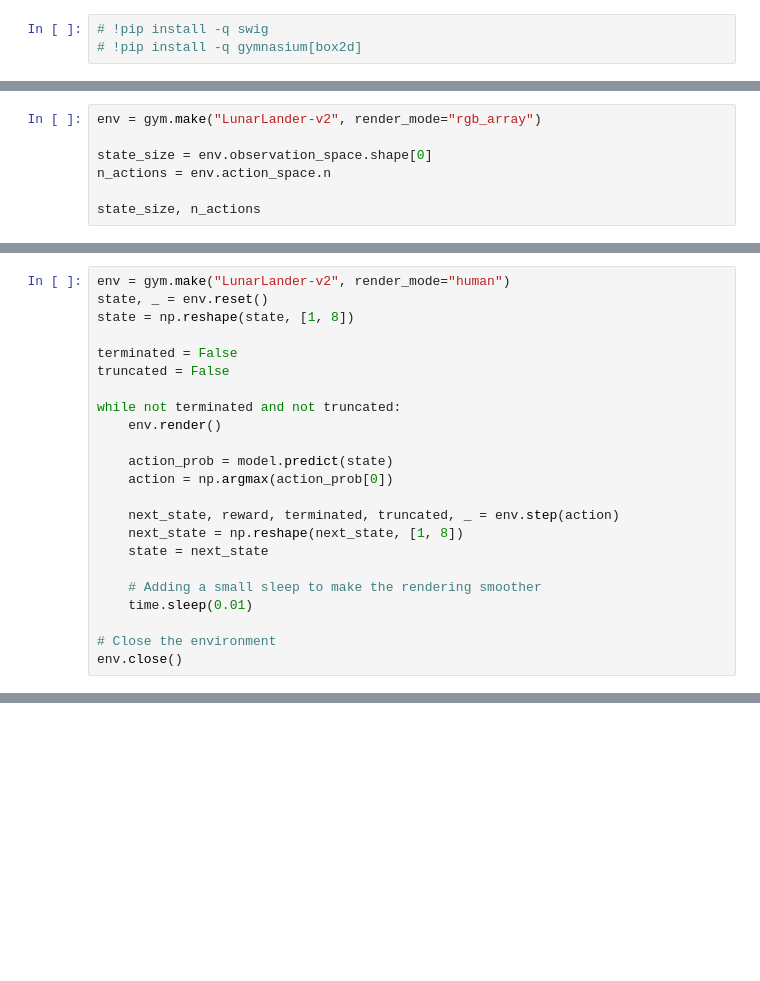
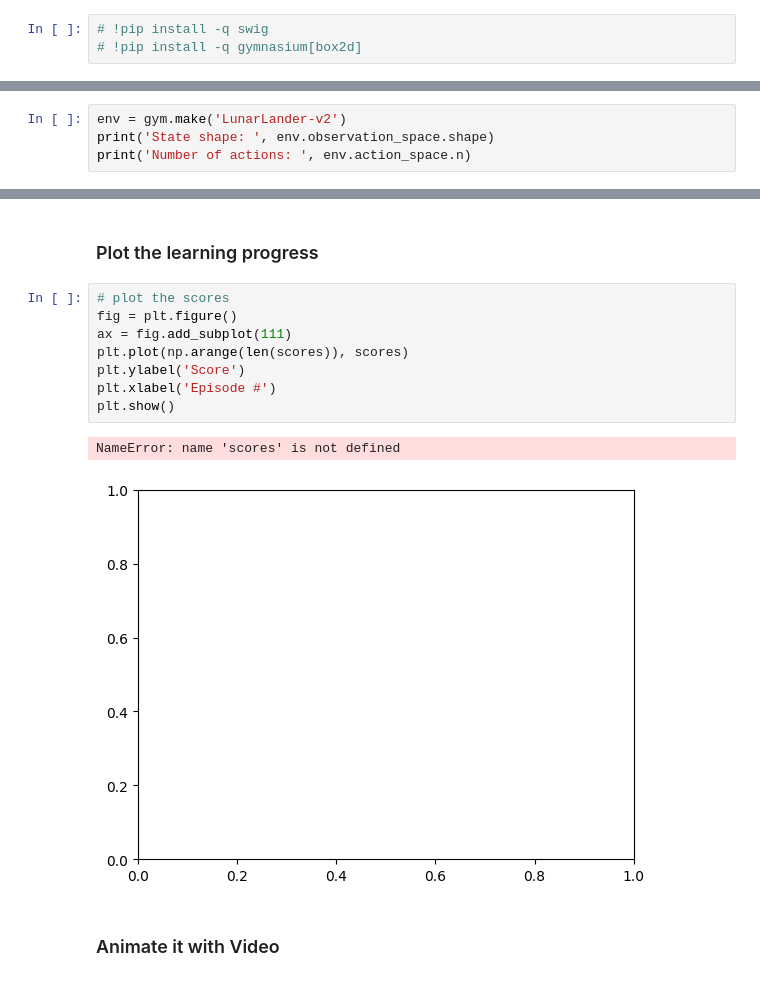
Before and after one commit to jjsmartin/rl-scratchpad, a Jupyter notebook: notebooks/lunar_lander.ipynb, the cells around one changed output, grey strips where cells are left out. Saved outputs shown, nothing was run; the diff lists cells and outputs as text; blank space fills up the shorter version.

Commit message:
another lunar lander attempt

```diff
--- a/notebooks/lunar_lander.ipynb
+++ b/notebooks/lunar_lander.ipynb
@@ -49,8 +38,5 @@ from tensorflow.keras.optimizers import Adam
 # %%
-env = gym.make("LunarLander-v2", render_mode="rgb_array")
-
-state_size = env.observation_space.shape[0]
-n_actions = env.action_space.n
-
-state_size, n_actions
+env = gym.make('LunarLander-v2')
+print('State shape: ', env.observation_space.shape)
+print('Number of actions: ', env.action_space.n)
 # %% [output]
@@ -153,23 +52,0 @@ plt.show()
-# %%
-env = gym.make("LunarLander-v2", render_mode="human")
-state, _ = env.reset()
-state = np.reshape(state, [1, 8])
-
-terminated = False
-truncated = False
-
-while not terminated and not truncated:
-    env.render()
-
-    action_prob = model.predict(state)
-    action = np.argmax(action_prob[0])
-
-    next_state, reward, terminated, truncated, _ = env.step(action)
-    next_state = np.reshape(next_state, [1, 8])
-    state = next_state
-
-    # Adding a small sleep to make the rendering smoother
-    time.sleep(0.01)
-
-# Close the environment
-env.close()
@@ -194,0 +246,15 @@ KeyboardInterrupt:
+# %% [markdown]
+### Plot the learning progress
+# %%
+# plot the scores
+fig = plt.figure()
+ax = fig.add_subplot(111)
+plt.plot(np.arange(len(scores)), scores)
+plt.ylabel('Score')
+plt.xlabel('Episode #')
+plt.show()
+# %% [output]
+NameError: name 'scores' is not defined
+[figure, added]
+# %% [markdown]
+### Animate it with Video
```
Also changed, not shown: parts of 27 cells of this notebook, 1 other file.
